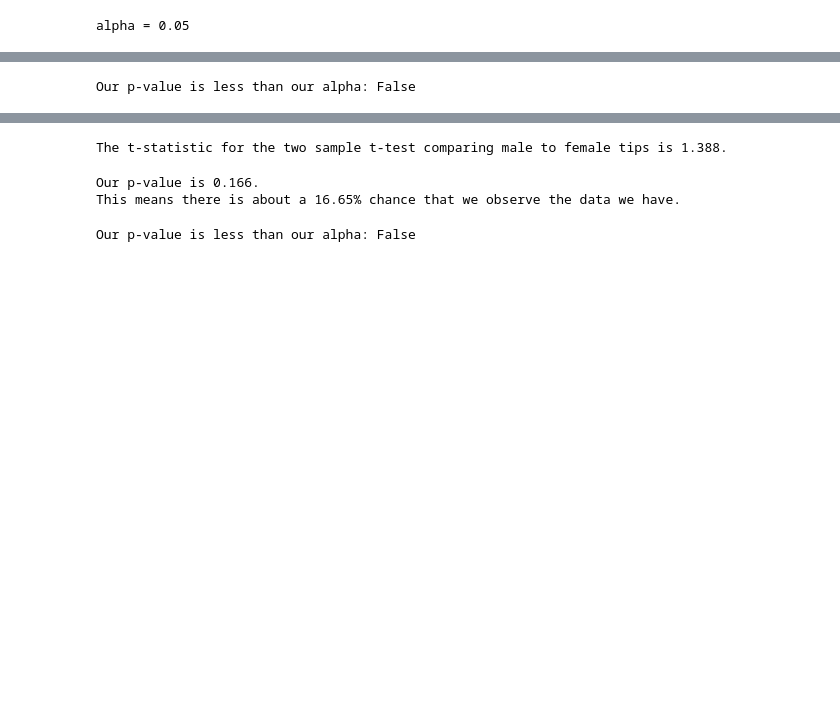
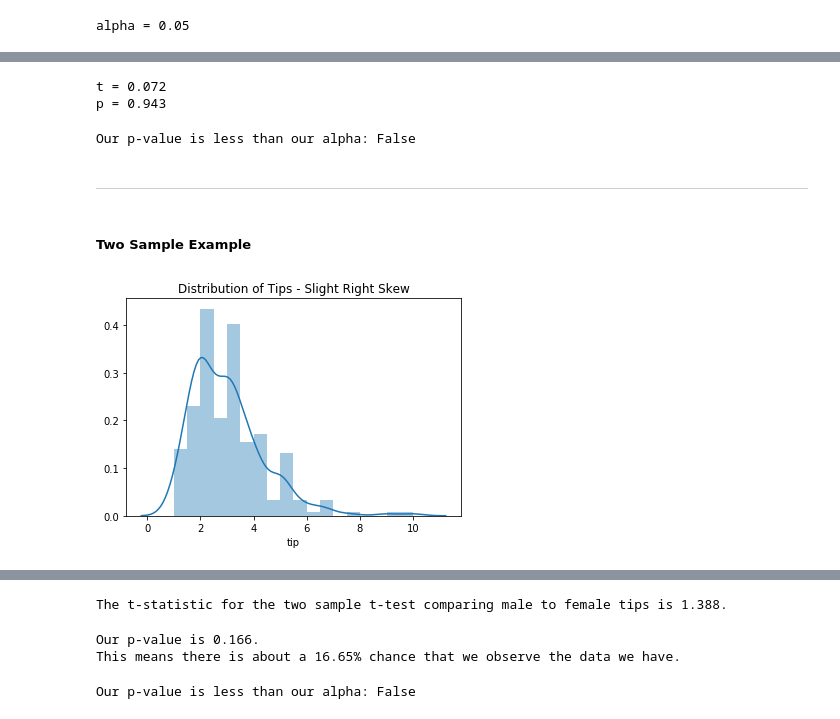
Before and after one commit to faithkane3/e_stats, a Jupyter notebook: hypothesis_testing.ipynb, the cells around one changed output, grey strips where cells are left out. Cells and saved outputs as stored; diff of their text form; code cells hidden in the pictures; blank space fills up the shorter version.

```diff
--- a/hypothesis_testing.ipynb
+++ b/hypothesis_testing.ipynb
@@ -229,4 +250,26 @@ p = 0.943
+# %%
+# Pass in the tip column from smokers subset and mean of tip column from entire df.
+
+t, p = stats.ttest_1samp(smokers.tip, pop_mean)
+
+print(f't = {t:.3f}')
+print(f'p = {p:.3f}')
+# %% [output]
+t = 0.072
+p = 0.943
 # %%
 print(f'Our p-value is less than our alpha: {p < alpha}')
 # %% [output]
 Our p-value is less than our alpha: False
+# %% [markdown]
+___
+# %% [markdown]
+##### Two Sample Example
+# %%
+# T-tests assume that the continous variable is normally distributed; quick check of this.
+
+sns.distplot(df.tip)
+plt.title('Distribution of Tips - Slight Right Skew')
+plt.show()
+# %% [output]
+[figure, added]
```
Also changed, not shown: parts of 160 cells of this notebook, 1 other file.
